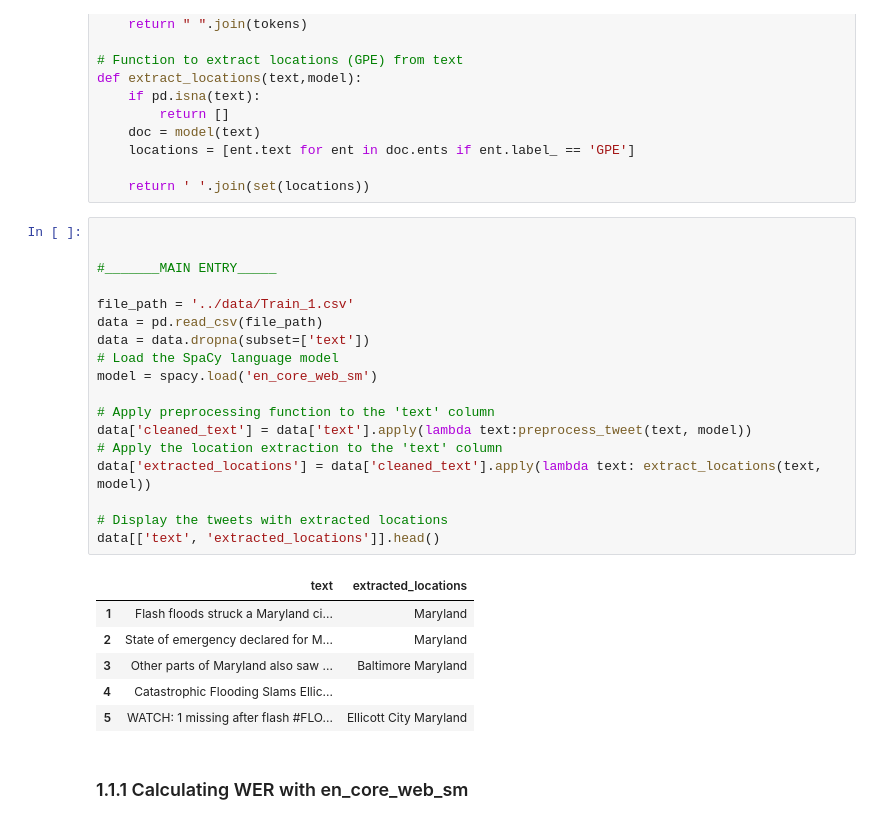
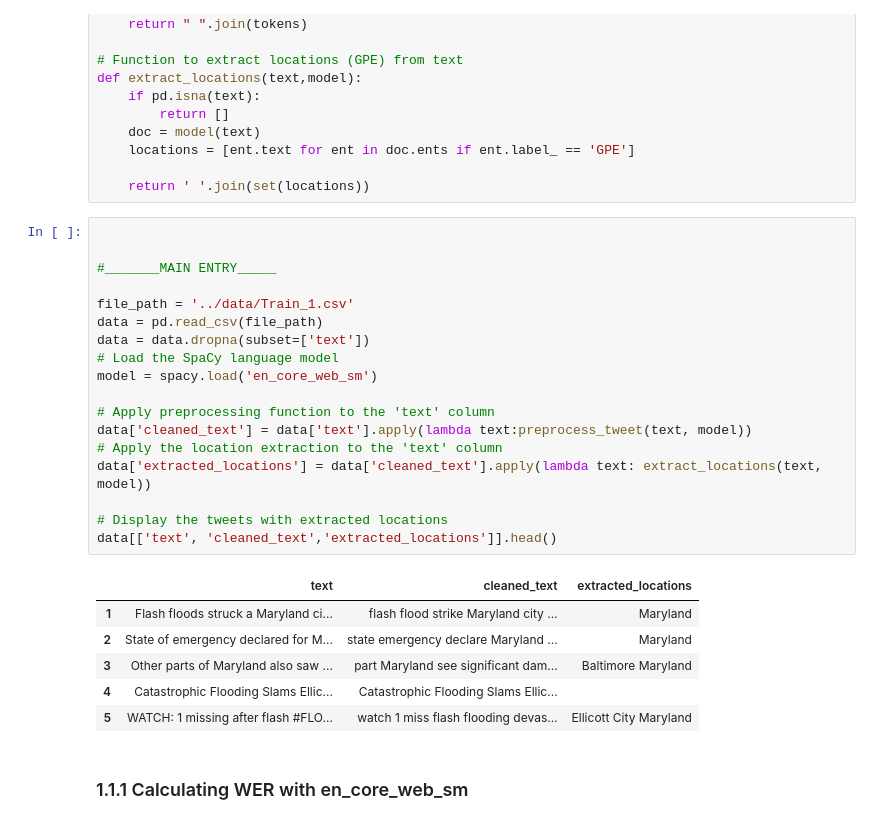
Before and after one commit to etechoptimist/ai4good_location_mention_recognition, a Jupyter notebook: src/spacy-ner.ipynb, the cells around one changed output. Saved outputs shown, nothing was run; the diff lists cells and outputs as text.

```diff
--- a/src/spacy-ner.ipynb
+++ b/src/spacy-ner.ipynb
@@ -99,28 +99,28 @@ def extract_locations(text,model):
 # %%
 
 
 #_______MAIN ENTRY_____
 
 file_path = '../data/Train_1.csv'
 data = pd.read_csv(file_path)
 data = data.dropna(subset=['text'])
 # Load the SpaCy language model
 model = spacy.load('en_core_web_sm')
 
 # Apply preprocessing function to the 'text' column
 data['cleaned_text'] = data['text'].apply(lambda text:preprocess_tweet(text, model))
 # Apply the location extraction to the 'text' column
 data['extracted_locations'] = data['cleaned_text'].apply(lambda text: extract_locations(text, model))
 
 # Display the tweets with extracted locations
-data[['text', 'extracted_locations']].head()
+data[['text', 'cleaned_text','extracted_locations']].head()
 # %% [output]
-|  | text | extracted_locations |
-| 1 | Flash floods struck a Maryland ci... | Maryland |
-| 2 | State of emergency declared for M... | Maryland |
-| 3 | Other parts of Maryland also saw ... | Baltimore Maryland |
-| 4 | Catastrophic Flooding Slams Ellic... |  |
-| 5 | WATCH: 1 missing after flash #FLO... | Ellicott City Maryland |
+|  | text | cleaned_text | extracted_locations |
+| 1 | Flash floods struck a Maryland ci... | flash flood strike Maryland city ... | Maryland |
+| 2 | State of emergency declared for M... | state emergency declare Maryland ... | Maryland |
+| 3 | Other parts of Maryland also saw ... | part Maryland see significant dam... | Baltimore Maryland |
+| 4 | Catastrophic Flooding Slams Ellic... | Catastrophic Flooding Slams Ellic... |  |
+| 5 | WATCH: 1 missing after flash #FLO... | watch 1 miss flash flooding devas... | Ellicott City Maryland |
 # %% [markdown]
 ### 1.1.1 Calculating WER with en_core_web_sm
 # %%
```
Also changed, not shown: parts of 26 cells of this notebook, 1 other file.
